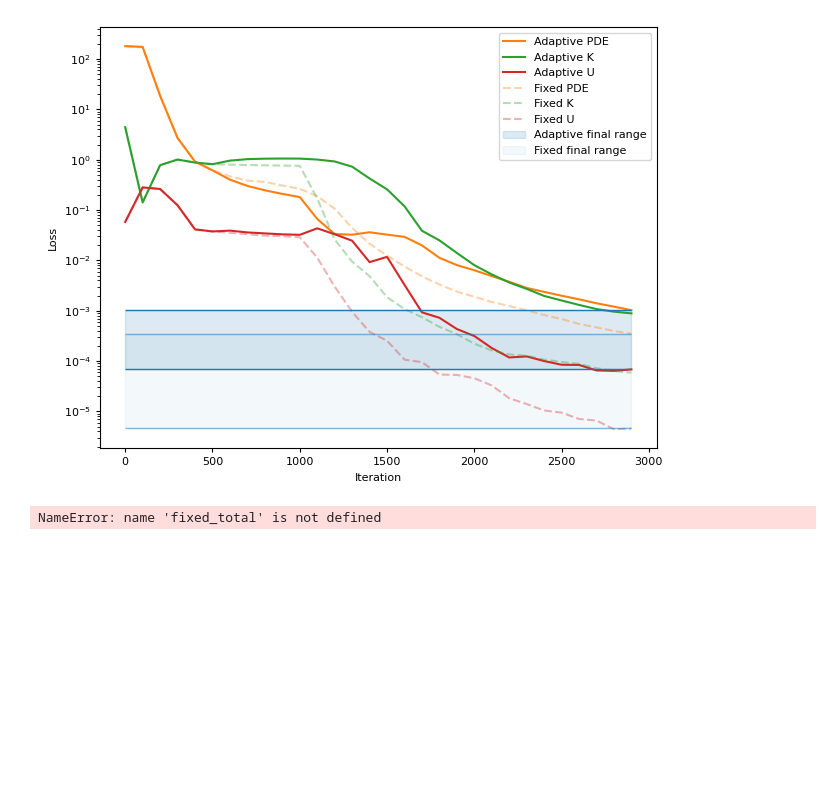
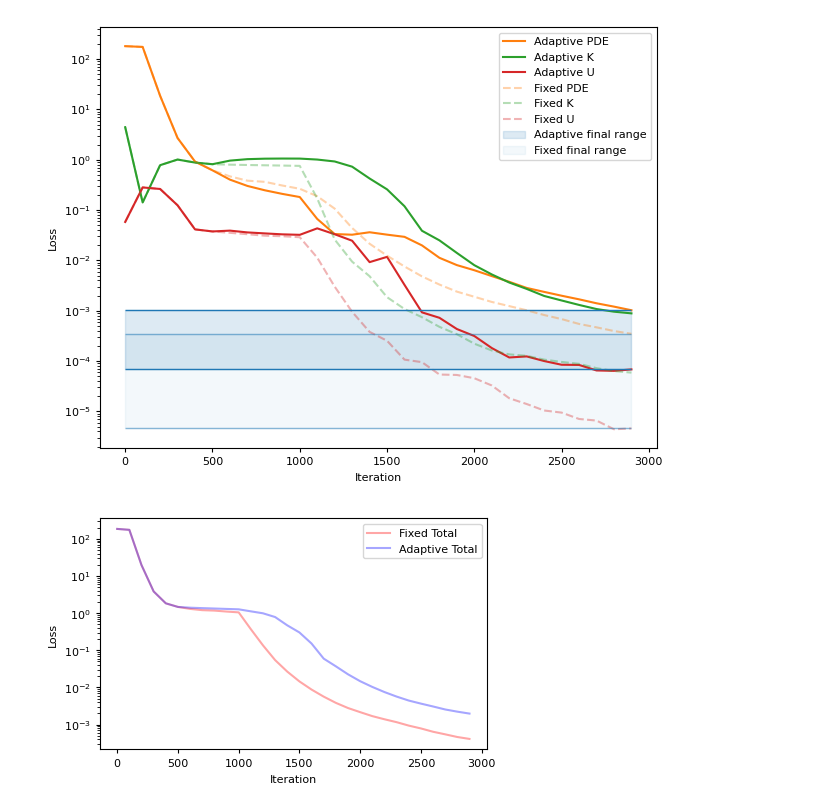
Before and after one commit to oscar-rincon/unbounded-domains, a Jupyter notebook: main/02_MLP_KAN_approximation/03_PIKAN_infinite.ipynb, the cells around one changed output. Saved outputs shown, nothing was run; the diff lists cells and outputs as text; code cells hidden in the pictures; blank space fills up the shorter version.

```diff
--- a/main/02_MLP_KAN_approximation/03_PIKAN_infinite.ipynb
+++ b/main/02_MLP_KAN_approximation/03_PIKAN_infinite.ipynb
@@ -152,12 +152,12 @@ with open("results/history_adaptive_no_reg.pkl", "rb") as f:
 adaptive_pde = np.asarray(history_adaptive_no_reg["pde"])
 adaptive_k   = np.asarray(history_adaptive_no_reg["k"])
 adaptive_u   = np.asarray(history_adaptive_no_reg["u"])
-adaptive_total = np.asarray(history_adaptive_no_reg["total"])
+adaptive_total = np.asarray(history_adaptive_no_reg["total_no_reg"])
 
 fixed_pde = np.asarray(history_fixed_no_reg["pde"])
 fixed_k   = np.asarray(history_fixed_no_reg["k"])
 fixed_u   = np.asarray(history_fixed_no_reg["u"])
-fixed_total = np.asarray(history_fixed_no_reg["total"])
+fixed_total = np.asarray(history_fixed_no_reg["total_no_reg"])
 
 # ============================================================
 # X-AXES
@@ -358,13 +358,27 @@ plt.show()
 # %% [output]
 [figure]
 # %%
+plt.figure(figsize=(5, 3))
 plt.plot(
     x_fixed,
     fixed_total,
-    color=colors["pde"],
-    linestyle="--",
+    color='red',
+    linestyle="-",
     alpha=0.35,
-    label="Fixed PDE"
+    label="Fixed Total"
 )
+plt.plot(
+    x_adaptive,
+    adaptive_total,
+    color='blue',
+    linestyle="-",
+    alpha=0.35,
+    label="Adaptive Total"
+)
+plt.legend()
+plt.yscale("log")
+plt.xlabel("Iteration")
+plt.ylabel("Loss")
+plt.show()
 # %% [output]
-NameError: name 'fixed_total' is not defined
+[figure, added]
```
